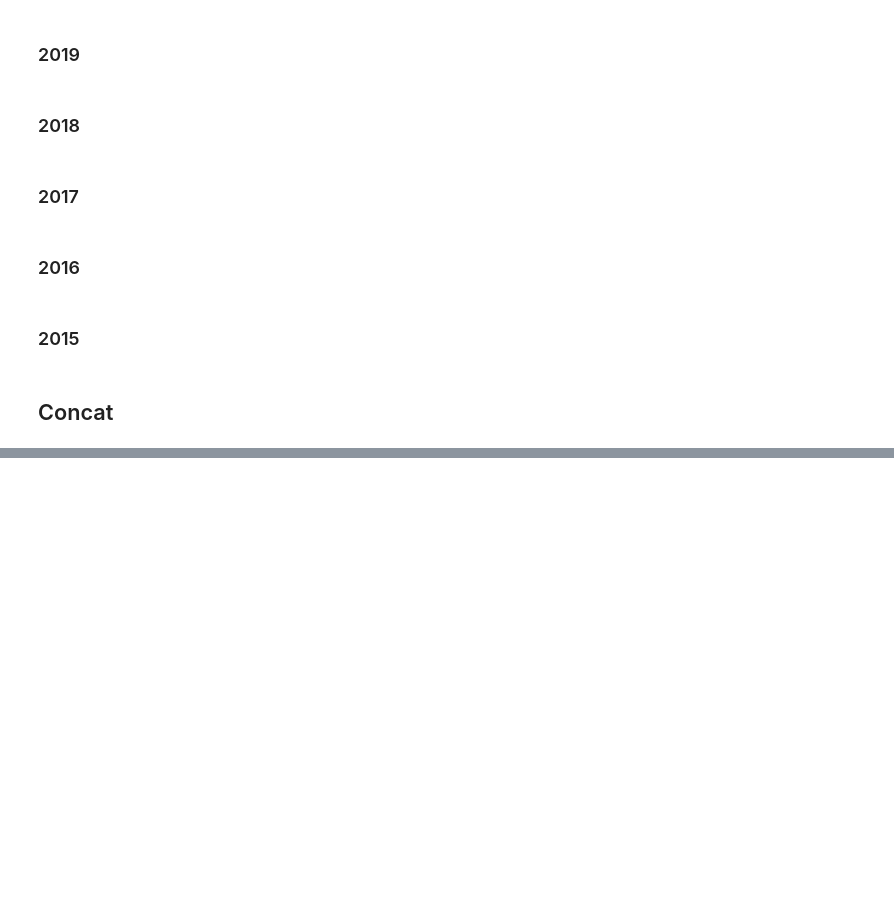
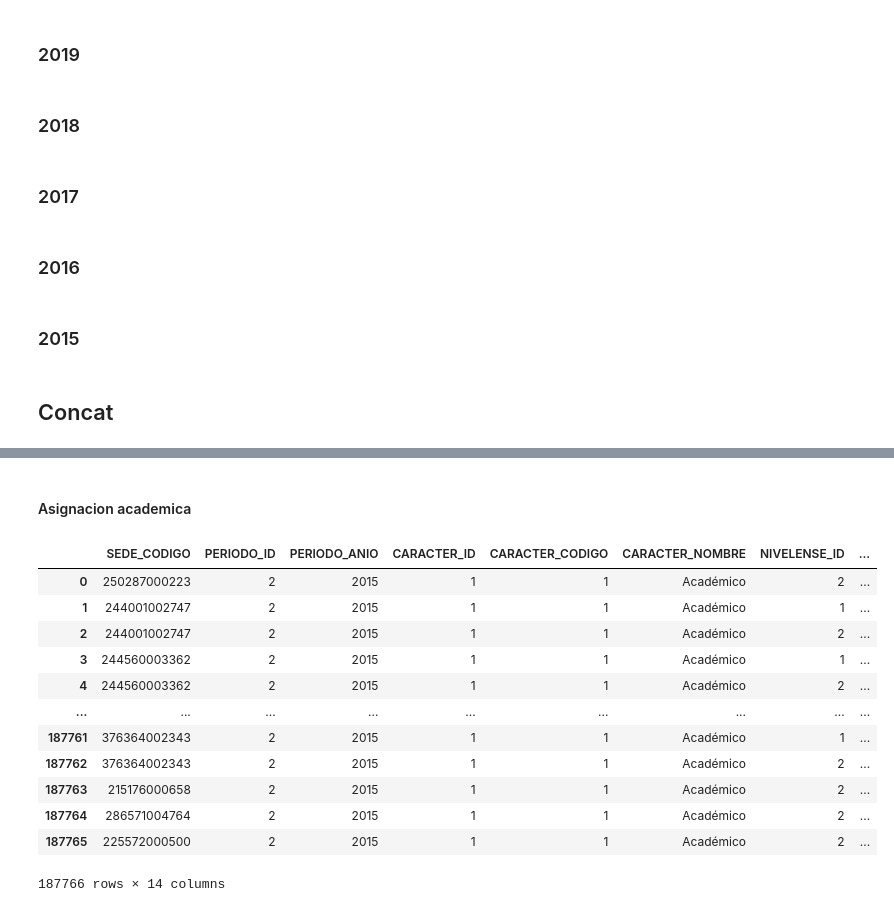
Before and after one commit to TiagoMimi/saber11_teacherinfo_db, a Jupyter notebook: joined/joined_teacher.ipynb, the cells around one changed output, grey strips where cells are left out. Cells and saved outputs as stored; diff of their text form; code cells hidden in the pictures; blank space fills up the shorter version.

```diff
--- a/joined/joined_teacher.ipynb
+++ b/joined/joined_teacher.ipynb
@@ -275,7 +275,7 @@ dataframes = {}
 
 for name, file in zip(df_names, file_list):
     dataframes[name] = pd.read_csv(file,
-                                sep=";",
+                                sep=",",
                                 encoding="latin-1")
 
 df_escalafon_2018 = dataframes["df_escalafon"]
@@ -337,8 +341,7 @@ file_list = [
     data_path / "Docentes ocupados en la sede educativa según escalafón y tipo de vinculación laboral.txt",
     data_path / "Docentes ocupados, según carácter, por nivel educativo (educación tradicional) donde tiene la mayor asignación académica.txt",
     data_path / "Último nivel educativo alcanzado por el docente,  nivel educativo donde tiene la mayor asignación académica y rango de edad del docente por jornada.txt",
-    data_path / "Último nivel educativo alcanzado por los docentes  con asignación académica y edad del docente.txt"
-]
+    data_path / "Último nivel educativo alcanzado por los docentes  con asignación académica y edad del docente.txt"]
 
 # Choose the DataFrame name for each file
 df_names = [
@@ -350,19 +353,22 @@ df_names = [
     "df_jornada_edad"
 ]
 
-# Read each CSV separately
+# Read each TXT separately
 dataframes = {}
 
 for name, file in zip(df_names, file_list):
-    dataframes[name] = pd.read_csv(file,
-                                sep=";",
-                                encoding="latin-1")
+    dataframes[name] = pd.read_csv(
+        file,
+        sep="\t",
+        encoding="latin-1"
+    )
 
+# Assign DataFrames
 df_escalafon_2016 = dataframes["df_escalafon"]
 df_clei_2016 = dataframes["df_clei"]
 df_vinculacion_2016 = dataframes["df_vinculacion"]
+df_asignacion_academica_2016 = dataframes["df_asignacion_academica"]
 df_nivel_educativo_2016 = dataframes["df_nivel_educativo"]
-df_asignacion_academica_2016 = dataframes["df_asignacion_academica"]
 df_jornada_edad_2016 = dataframes["df_jornada_edad"]
 # %% [markdown]
 ### 2015
@@ -395,7 +401,7 @@ dataframes = {}
 
 for name, file in zip(df_names, file_list):
     dataframes[name] = pd.read_csv(file,
-                                sep=";",
+                                sep=",",
                                 encoding="latin-1")
 
 df_escalafon_2015 = dataframes["df_escalafon"]
@@ -408,0 +502,18 @@ df_jornada_edad_2015 = dataframes["df_jornada_edad"]
+# %% [markdown]
+#### Asignacion academica
+# %%
+df_asignacion_academica_2015
+# %% [output]
+|  | SEDE_CODIGO | PERIODO_ID | PERIODO_ANIO | CARACTER_ID | CARACTER_CODIGO | CARACTER_NOMBRE | NIVELENSE_ID | ... |
+| 0 | 250287000223 | 2 | 2015 | 1 | 1 | Académico | 2 | ... |
+| 1 | 244001002747 | 2 | 2015 | 1 | 1 | Académico | 1 | ... |
+| 2 | 244001002747 | 2 | 2015 | 1 | 1 | Académico | 2 | ... |
+| 3 | 244560003362 | 2 | 2015 | 1 | 1 | Académico | 1 | ... |
+| 4 | 244560003362 | 2 | 2015 | 1 | 1 | Académico | 2 | ... |
+| ... | ... | ... | ... | ... | ... | ... | ... | ... |
+| 187761 | 376364002343 | 2 | 2015 | 1 | 1 | Académico | 1 | ... |
+| 187762 | 376364002343 | 2 | 2015 | 1 | 1 | Académico | 2 | ... |
+| 187763 | 215176000658 | 2 | 2015 | 1 | 1 | Académico | 2 | ... |
+| 187764 | 286571004764 | 2 | 2015 | 1 | 1 | Académico | 2 | ... |
+| 187765 | 225572000500 | 2 | 2015 | 1 | 1 | Académico | 2 | ... |
+187766 rows × 14 columns
```
Also changed, not shown: parts of 21 cells of this notebook, 3 other files.
